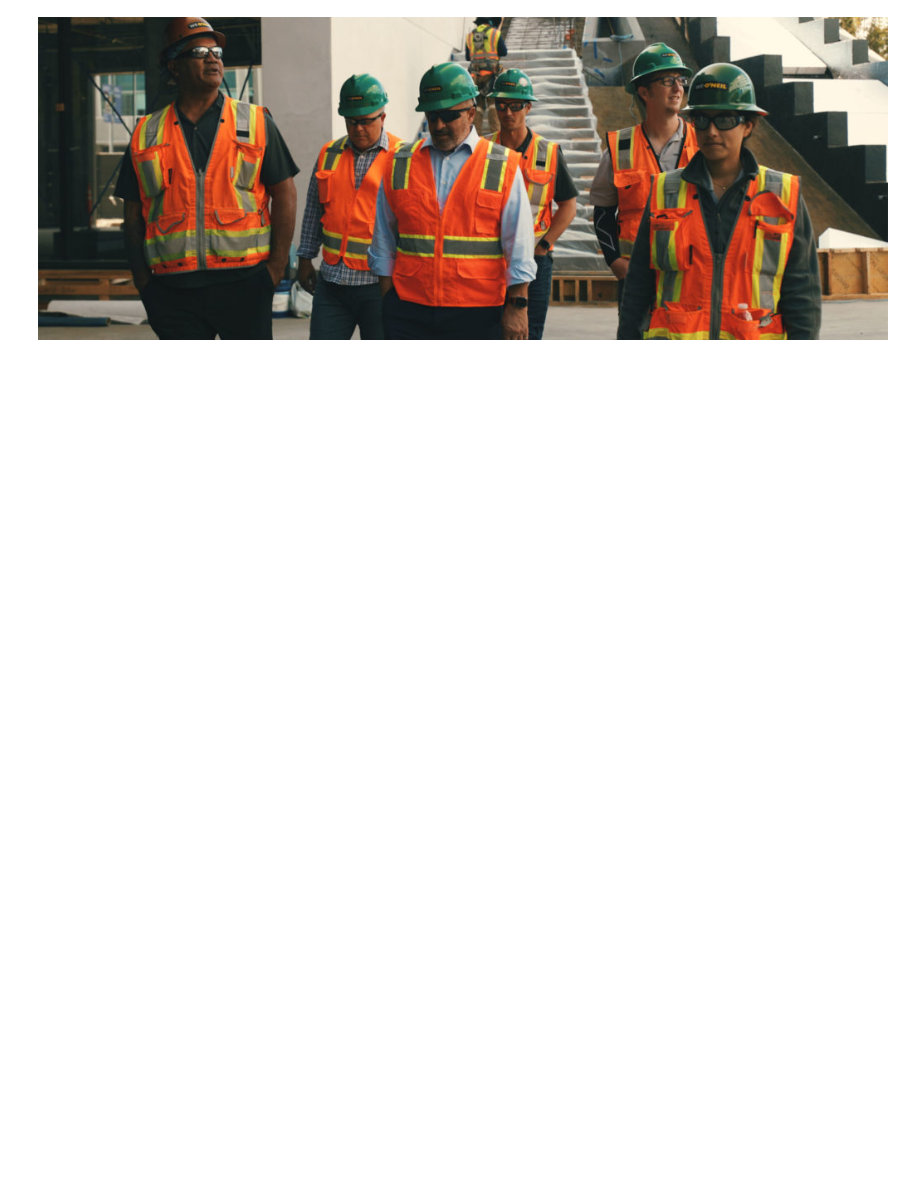
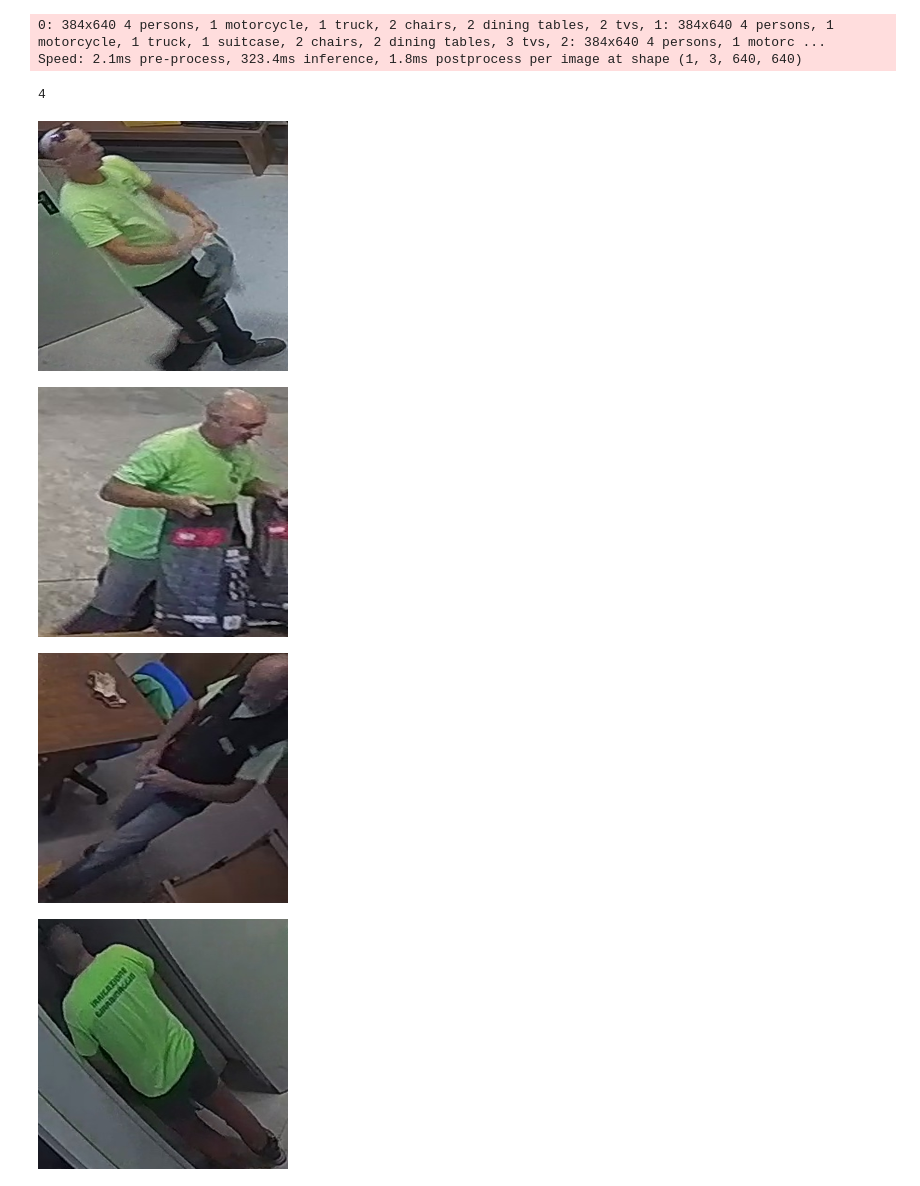
Before and after one commit to jprogrammer13/re-identification, a Jupyter notebook: person_detection.ipynb, the cells around one changed output. Saved outputs shown, nothing was run; the diff lists cells and outputs as text; code cells hidden in the pictures; blank space fills up the shorter version.

Commit message:
first bounding boxes 3-frames-mean implementation

```diff
--- a/person_detection.ipynb
+++ b/person_detection.ipynb
@@ -5,8 +8,24 @@ import numpy as np
 # %%
-model = YOLO("yolov8n.pt")
+model = YOLO("yolov8s.pt") # COCO128 classes https://github.com/ultralytics/yolov5/blob/master/data/coco128.yaml
 # model = YOLO("yolov8n-seg.pt")
-# %%
-image = Image.open('people_test.jpg')
-image
-# %% [output]
-[figure, removed]
+# %%
+def detection(frames: np.array, should_save: bool = False) -> dict:
+    results = model(frames, save=should_save)
+    detected = {}
+
+    for frame in range(len(results)):
+        # print(frame, results[frame].boxes.numpy(), results[frame].boxes.cls)
+        boxes = results[frame].boxes
+        detected[frame] = []
+        for box in boxes:
+            box = box.numpy()
+            # print(box, box.cls, box.conf)
+            if int(box.cls[0]) == 0 and box.conf[0]> 0.7:
+                detected[frame].append({
+                    "xyxy": box.xyxy,
+                    "xywh": box.xywh,
+                    "conf": box.conf[0],
+                    "center": box.xywh[0][0:2]
+                })
+        # print('\n')
+    return detected
@@ -12,0 +82,25 @@ image
+# %%
+detected = detection(frames)
+# detected
+# %% [output]
+0: 384x640 4 persons, 1 motorcycle, 1 truck, 2 chairs, 2 dining tables, 2 tvs, 1: 384x640 4 persons, 1 motorcycle, 1 truck, 1 suitcase, 2 chairs, 2 dining tables, 3 tvs, 2: 384x640 4 persons, 1 motorc ...
+Speed: 2.1ms pre-process, 323.4ms inference, 1.8ms postprocess per image at shape (1, 3, 640, 640)
+# %%
+mean_bboxes = mean_bbox(detected)
+# %% [output]
+4
+# %%
+path = "./runs/detect/predict30/og/image%d.jpg"
+frames = [Image.open(path % 0), Image.open(path % 1), Image.open(path % 2)]
+
+for meanbb in mean_bboxes:
+    bbox = meanbb["xyxy"][0].astype(int).tolist()
+    # bboxwh = meanbb["xywh"][0].astype(int).tolist()
+    cropped = frames[0].crop(bbox)
+    resized = cropped.resize((250, 250))
+    display(resized)
+# %% [output]
+[figure, added]
+[figure, added]
+[figure, added]
+[figure, added]
```
Also changed, not shown: parts of 7 cells of this notebook, 1 other file.
